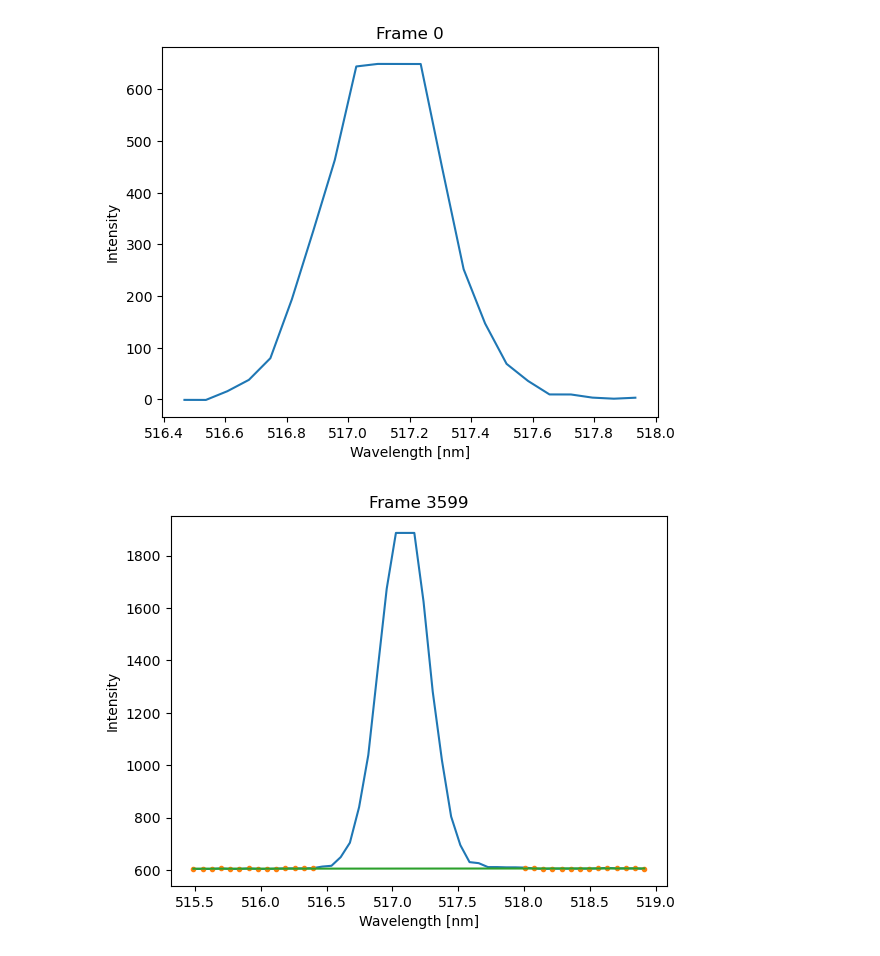
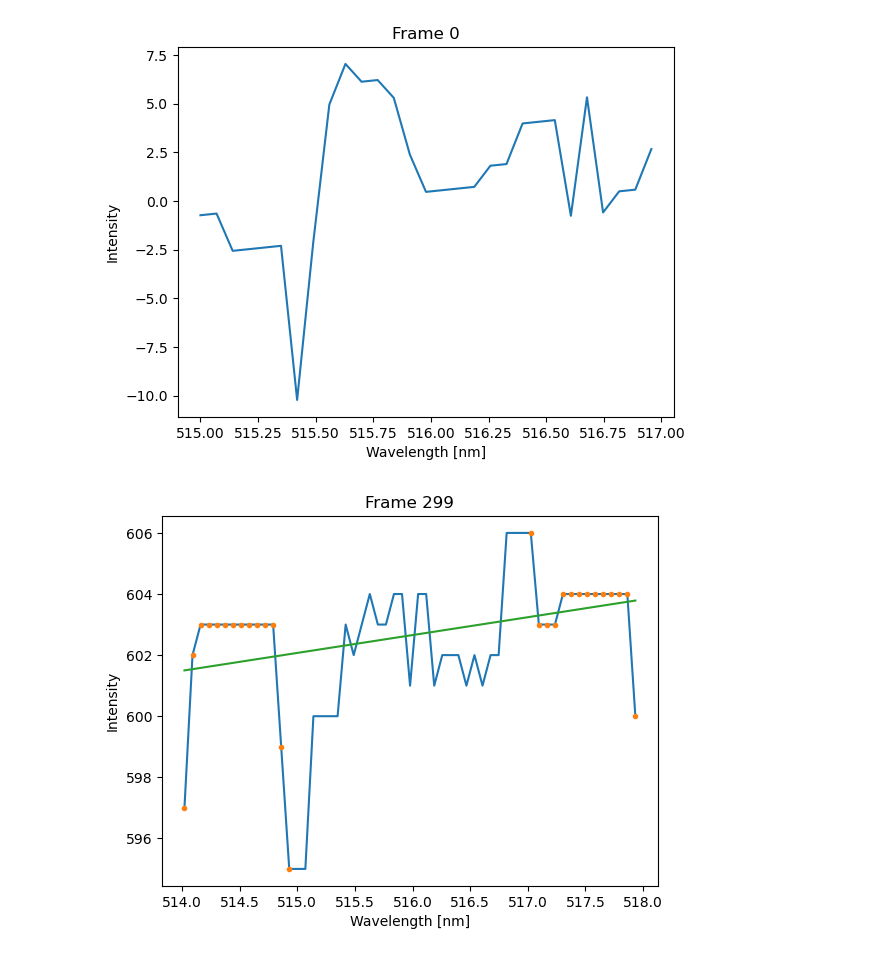
Before and after one commit to ohnoresearchgroup/shgProcessing, a Jupyter notebook: ExampleSHGfromCCD.ipynb, the cells around one changed output. Drawn from its saved outputs; the diff is of its cells as text; code cells hidden in the pictures.

```diff
--- a/ExampleSHGfromCCD.ipynb
+++ b/ExampleSHGfromCCD.ipynb
@@ -7,12 +7,19 @@ import pandas as pd
 import matplotlib.pyplot as plt
 import numpy as np
 from shgfromccd import SHGfromCCD
+# %%
+path = "C:\\Users\peo0005\\OneDrive - Auburn University\\Documents\\GitHub\\shgProcessing\\shgCV\\"
 # %%
-path = "C:\\Users\\peo0005\\OneDrive - Auburn University\\Desktop\\12122024\\CV_SHG_0pt005mLpH5pt7Sin_100.csv"
+name = path + "CVpH4pt6.csv"
 
-shg_pH5 = SHGfromCCD(path)
+
+shg_pH4pt6 = SHGfromCCD(name)
 
 #indices to the below function should be chosen to produce a 1 nm range of background
 #on either side of the peak (shown in the orange circles)
-shg_pH5.backgroundSubtract([515.5,519])
+shg_pH4pt6.backgroundSubtract([514,518])
+
+shg_pH4pt6.plotIntensities()
+
+(shg_pH4pt6_mean,shg_pH4pt6_std) = shg_pH4pt6.getMean()
 # %% [output]
@@ -20,2 +27,2 @@ shg_pH5.backgroundSubtract([515.5,519])
-[figure, old version]
+[figure, new version]
-[figure, old version]
+[figure, new version]
```
Also changed, not shown: parts of 6 cells of this notebook, 5 other files.
